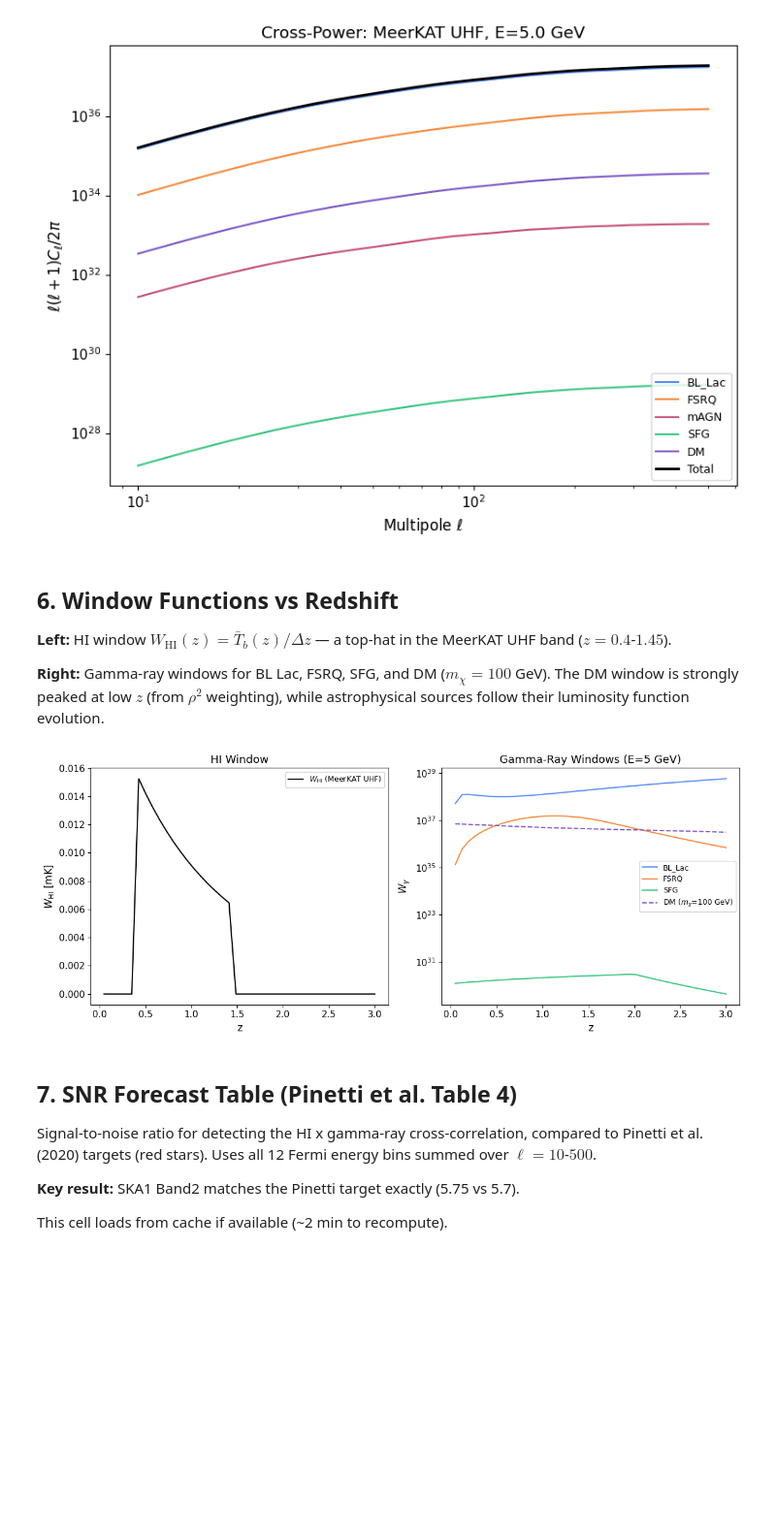
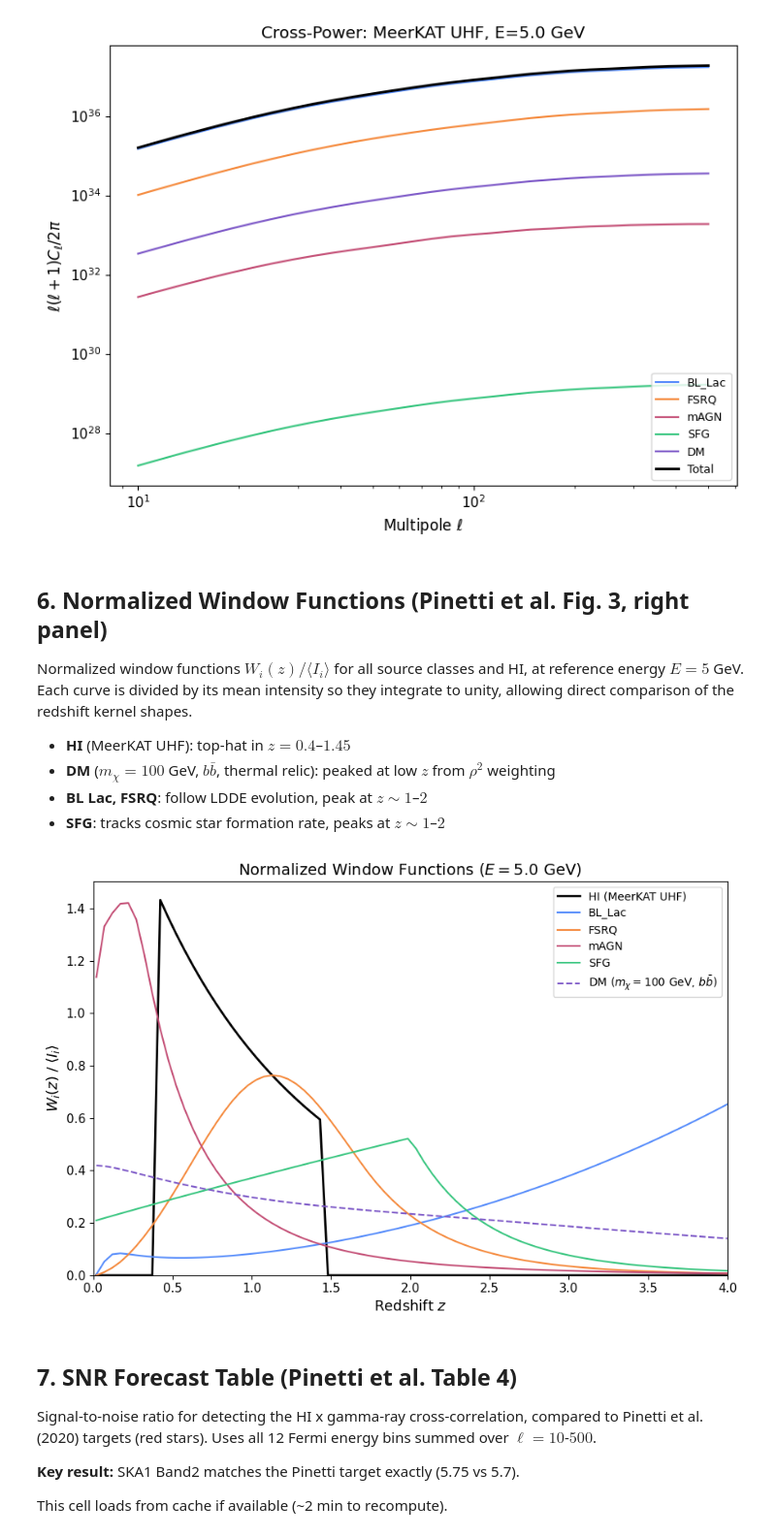
Before and after one commit to raw-asparagus/hixugrb, a Jupyter notebook: notebooks/pipeline_validation.ipynb, the cells around one changed output. Shown at 97% size. Saved outputs shown, nothing was run; the diff lists cells and outputs as text; code cells hidden in the pictures; blank space fills up the shorter version.

Commit message:
[Package] Add normalized window functions

```diff
--- a/notebooks/pipeline_validation.ipynb
+++ b/notebooks/pipeline_validation.ipynb
@@ -202,31 +202,72 @@ fig.tight_layout()
 # %% [output]
 [figure]
 # %% [markdown]
-## 6. Window Functions vs Redshift
+## 6. Normalized Window Functions (Pinetti et al. Fig. 3, right panel)
 
-**Left:** HI window $W_\mathrm{HI}(z) = \bar{T}_b(z) / \Delta z$ — a top-hat in the MeerKAT UHF band ($z = 0.4$-$1.45$).
+Normalized window functions $W_i(z) / \langle I_i \rangle$ for all source classes and HI, at reference energy $E = 5$ GeV. Each curve is divided by its mean intensity so they integrate to unity, allowing direct comparison of the redshift kernel shapes.
 
-**Right:** Gamma-ray windows for BL Lac, FSRQ, SFG, and DM ($m_\chi = 100$ GeV). The DM window is strongly peaked at low $z$ (from $\rho^2$ weighting), while astrophysical sources follow their luminosity function evolution.
+- **HI** (MeerKAT UHF): top-hat in $z = 0.4$–$1.45$
+- **DM** ($m_\chi = 100$ GeV, $b\bar{b}$, thermal relic): peaked at low $z$ from $\rho^2$ weighting
+- **BL Lac, FSRQ**: follow LDDE evolution, peak at $z \sim 1$–$2$
+- **SFG**: tracks cosmic star formation rate, peaks at $z \sim 1$–$2$
 # %%
-z_w = np.linspace(0.05, 3.0, 40)
-fig, (ax1, ax2) = plt.subplots(1, 2, figsize=(12, 5))
+E_ref = 5.0  # GeV
+z_min_hi, z_max_hi = 0.4, 1.45  # MeerKAT UHF
+m_chi = 100.0  # GeV
+z_plot = np.linspace(0.02, 4.0, 80)
+dz = z_plot[1] - z_plot[0]
 
-W_hi = np.array([hi.W_HI(z, 0.4, 1.45) for z in z_w])
-ax1.plot(z_w, W_hi, 'k-', label=r'$W_{\rm HI}$ (MeerKAT UHF)')
-ax1.set_ylabel(r'$W_{\rm HI}$ [mK]'); ax1.set_xlabel('z'); ax1.set_title('HI Window'); ax1.legend()
+# --- Compute raw window functions ---
+W_hi_arr = np.array([hi.W_HI(z, z_min_hi, z_max_hi) for z in z_plot])
 
-for src, color in [('BL_Lac', 'C0'), ('FSRQ', 'C1'), ('SFG', 'C3')]:
-    W_g = np.array([astro.W_gamma_astro(5.0, z, src) for z in z_w])
-    nz = W_g > 0
-    if np.any(nz): ax2.semilogy(z_w[nz], W_g[nz], color=color, label=src)
+astro_sources = ['BL_Lac', 'FSRQ', 'mAGN', 'SFG']
+W_astro = {}
+for src in astro_sources:
+    W_astro[src] = np.array([astro.W_gamma_astro(E_ref, z, src) for z in z_plot])
 
-W_dm = np.array([dm.W_gamma_DM(5.0, z, 100.0) for z in z_w])
-nz = W_dm > 0
-if np.any(nz): ax2.semilogy(z_w[nz], W_dm[nz], 'C4--', label=r'DM ($m_\chi$=100 GeV)')
-ax2.set_ylabel(r'$W_\gamma$'); ax2.set_xlabel('z'); ax2.set_title('Gamma-Ray Windows (E=5 GeV)')
-ax2.legend(); fig.tight_layout()
+W_dm_arr = np.array([dm.W_gamma_DM(E_ref, z, m_chi) for z in z_plot])
+
+# --- Compute mean intensities <I> = integral W(z) dz (for "per z" convention) ---
+# HI: simple integral of W_HI over z
+I_hi = np.sum(W_hi_arr) * dz
+
+# Astro: use mean_intensity (already integrates correctly with c/H and Mpc->cm)
+# But for normalized shape, we just need integral of the raw W(z) as plotted
+I_astro = {}
+for src in astro_sources:
+    I_astro[src] = np.sum(W_astro[src]) * dz
+
+# DM: same approach
+I_dm = np.sum(W_dm_arr) * dz
+
+# --- Plot normalized W(z) / <I> ---
+fig, ax = plt.subplots(figsize=(9, 6))
+
+colors = {'HI': 'k', 'BL_Lac': 'C0', 'FSRQ': 'C1', 'mAGN': 'C2', 'SFG': 'C3', 'DM': 'C4'}
+
+# HI
+if I_hi > 0:
+    ax.plot(z_plot, W_hi_arr / I_hi, color=colors['HI'], lw=2, label='HI (MeerKAT UHF)')
+
+# Astrophysical sources
+for src in astro_sources:
+    if I_astro[src] > 0:
+        ax.plot(z_plot, W_astro[src] / I_astro[src], color=colors[src], label=src)
+
+# DM
+if I_dm > 0:
+    ax.plot(z_plot, W_dm_arr / I_dm, color=colors['DM'], ls='--', lw=1.5,
+            label=f'DM ($m_\\chi={m_chi:.0f}$ GeV, $b\\bar{{b}}$)')
+
+ax.set_xlabel('Redshift $z$', fontsize=13)
+ax.set_ylabel(r'$W_i(z)\;/\;\langle I_i \rangle$', fontsize=13)
+ax.set_title(f'Normalized Window Functions ($E = {E_ref}$ GeV)', fontsize=14)
+ax.legend(loc='upper right', fontsize=10)
+ax.set_xlim(0, 4.0)
+ax.set_ylim(bottom=0)
+fig.tight_layout()
 # %% [output]
-[figure, old version]
+[figure, new version]
 # %% [markdown]
 ## 7. SNR Forecast Table (Pinetti et al. Table 4)
 
```
Also changed, not shown: 1 other file.
